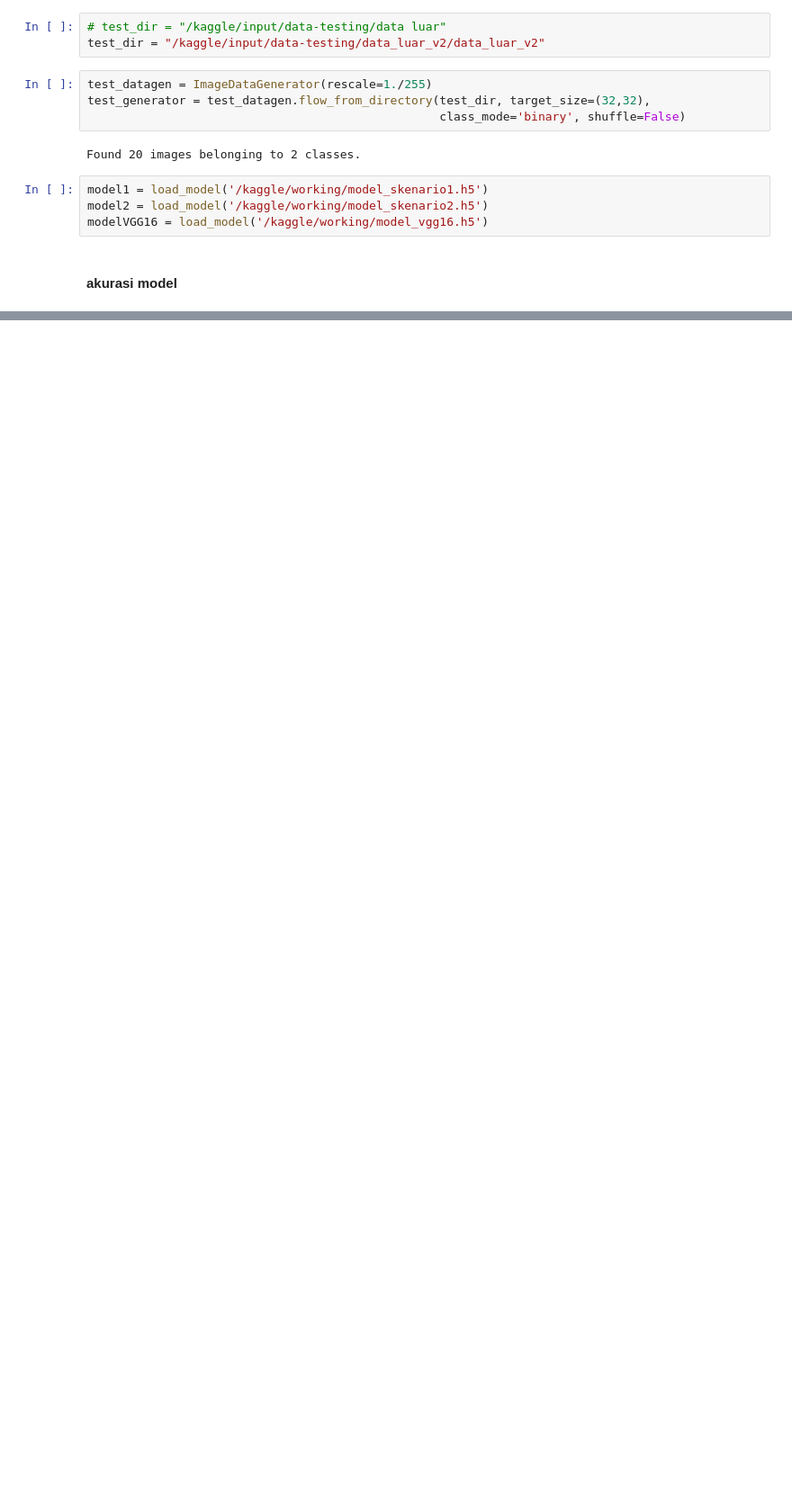
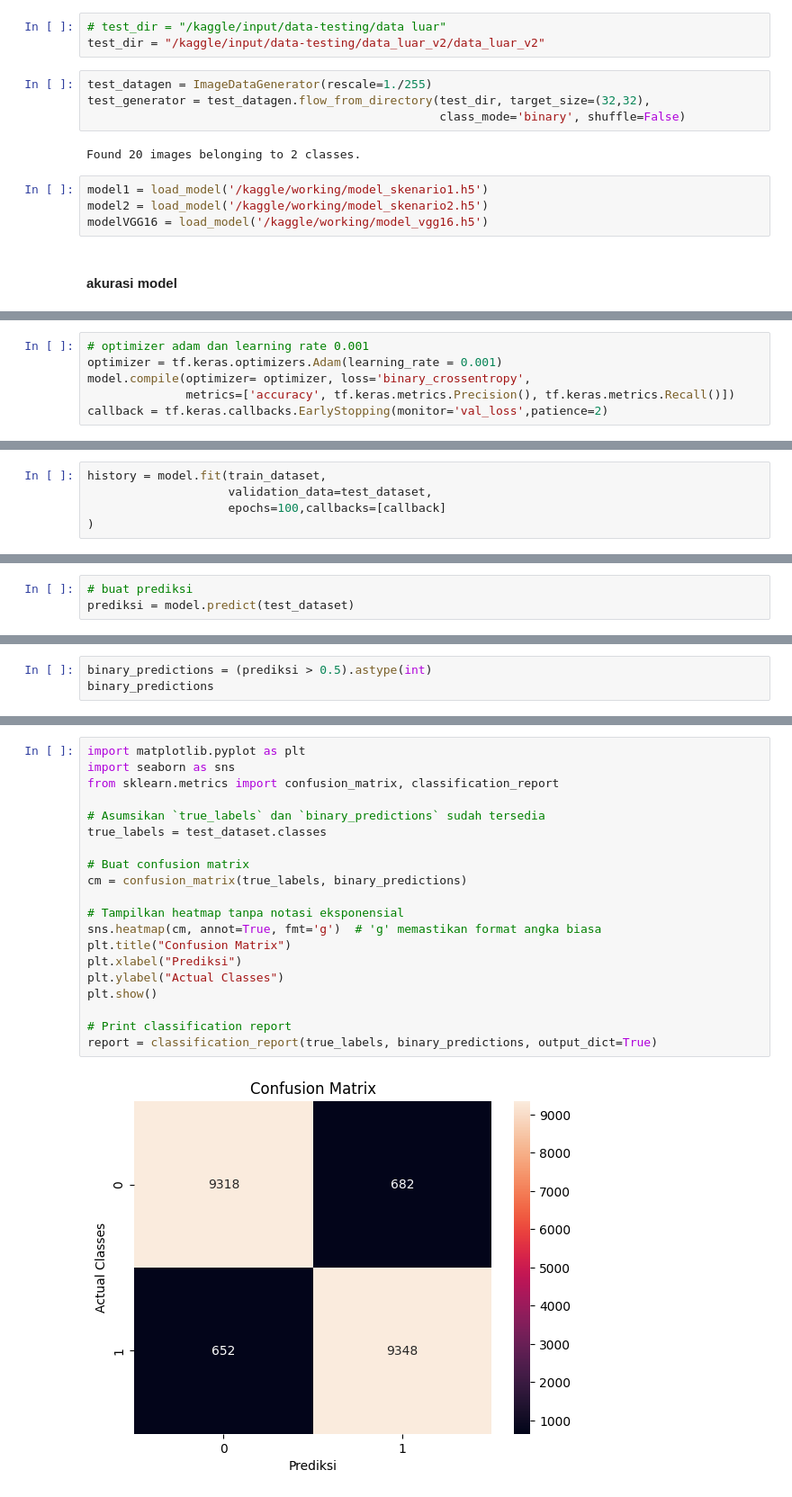
Before and after one commit to ariopurba/thesis, a Jupyter notebook: model-baru-fix.ipynb, the cells around one changed output, grey strips where cells are left out. Shown at 90% size. Drawn from its saved outputs; the diff is of its cells as text; blank space fills up the shorter version.

Commit message:
Kaggle Notebook | model_baru_fix | Version 5

```diff
--- a/model-baru-fix.ipynb
+++ b/model-baru-fix.ipynb
@@ -971,0 +984,6 @@ plt.show()
+# %%
+# optimizer adam dan learning rate 0.001
+optimizer = tf.keras.optimizers.Adam(learning_rate = 0.001)
+model.compile(optimizer= optimizer, loss='binary_crossentropy',
+              metrics=['accuracy', tf.keras.metrics.Precision(), tf.keras.metrics.Recall()])
+callback = tf.keras.callbacks.EarlyStopping(monitor='val_loss',patience=2)
@@ -971,0 +1015,5 @@ plt.show()
+# %%
+history = model.fit(train_dataset,
+                    validation_data=test_dataset,
+                    epochs=100,callbacks=[callback]
+)
@@ -971,0 +1041,3 @@ plt.show()
+# %%
+# buat prediksi
+prediksi = model.predict(test_dataset)
@@ -971,0 +1046,3 @@ plt.show()
+# %%
+binary_predictions = (prediksi > 0.5).astype(int)
+binary_predictions
@@ -971,0 +1102,22 @@ plt.show()
+# %%
+import matplotlib.pyplot as plt
+import seaborn as sns
+from sklearn.metrics import confusion_matrix, classification_report
+
+# Asumsikan `true_labels` dan `binary_predictions` sudah tersedia
+true_labels = test_dataset.classes
+
+# Buat confusion matrix
+cm = confusion_matrix(true_labels, binary_predictions)
+
+# Tampilkan heatmap tanpa notasi eksponensial
+sns.heatmap(cm, annot=True, fmt='g')  # 'g' memastikan format angka biasa
+plt.title("Confusion Matrix")
+plt.xlabel("Prediksi")
+plt.ylabel("Actual Classes")
+plt.show()
+
+# Print classification report
+report = classification_report(true_labels, binary_predictions, output_dict=True)
+# %% [output]
+[figure, added]
```
Also changed, not shown: parts of 39 cells of this notebook.
